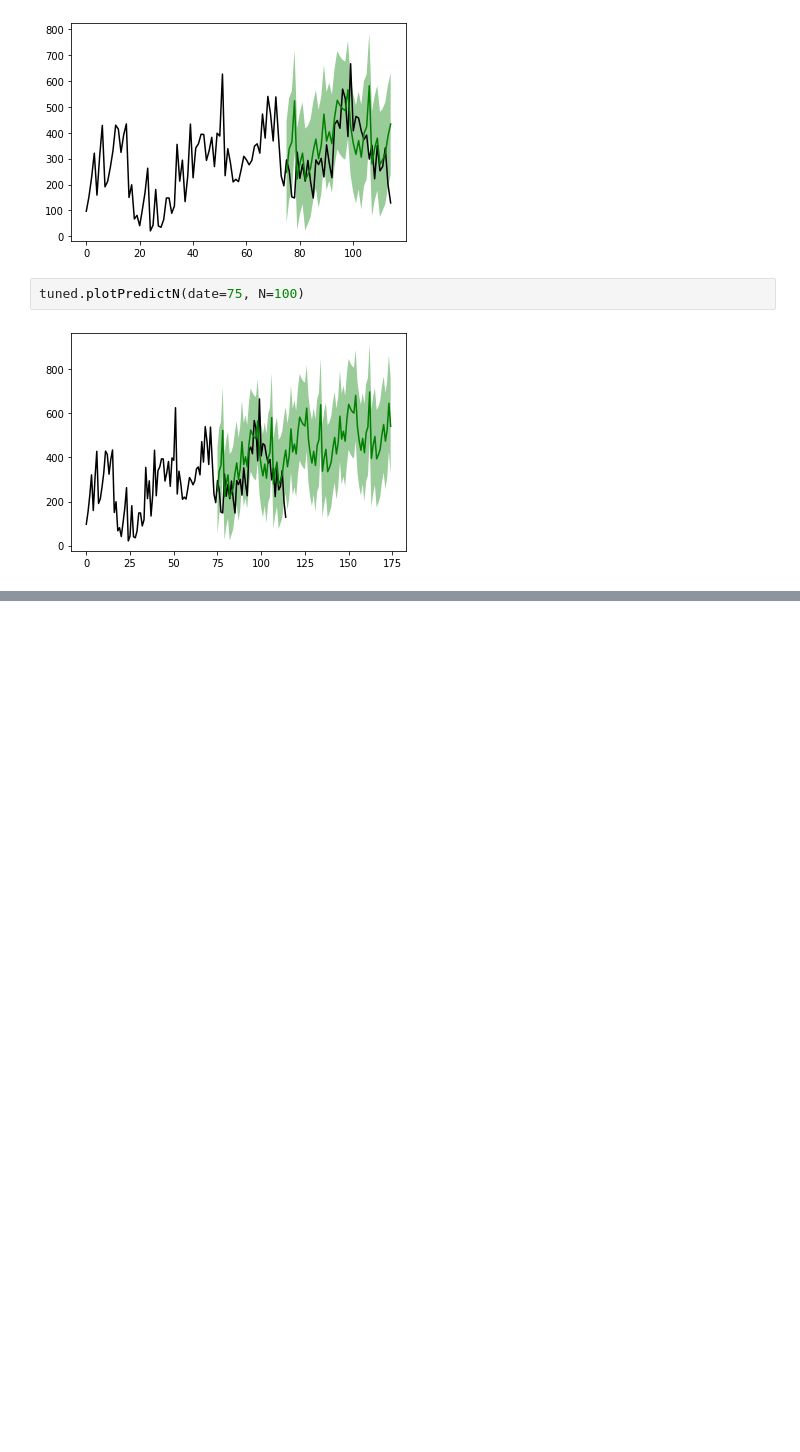
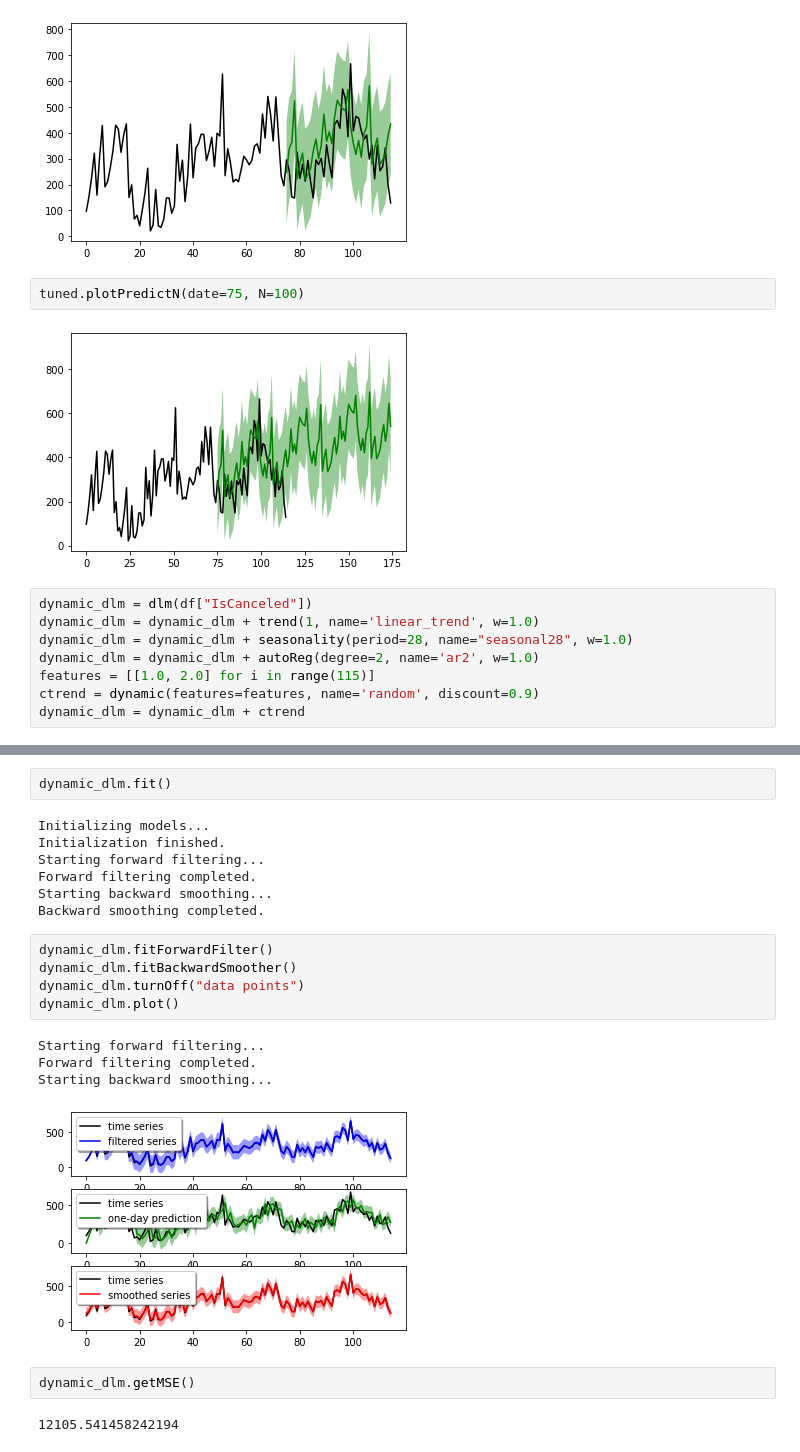
Before and after one commit to maggiemagnuson/liveProjects, a Jupyter notebook: Bayesian Dynamic Linear Modeling.ipynb, the cells around one changed output, grey strips where cells are left out. Cells and saved outputs as stored; diff of their text form; blank space fills up the shorter version.

Commit message:
step-1-bayesian-dynamic-liner-modeling

```diff
--- a/Bayesian Dynamic Linear Modeling.ipynb
+++ b/Bayesian Dynamic Linear Modeling.ipynb
@@ -164,3 +164,11 @@ tuned.plotPredictN(date=75, N=40)
 tuned.plotPredictN(date=75, N=100)
 # %% [output]
 [figure]
+# %%
+dynamic_dlm = dlm(df["IsCanceled"])
+dynamic_dlm = dynamic_dlm + trend(1, name='linear_trend', w=1.0)
+dynamic_dlm = dynamic_dlm + seasonality(period=28, name="seasonal28", w=1.0)
+dynamic_dlm = dynamic_dlm + autoReg(degree=2, name='ar2', w=1.0)
+features = [[1.0, 2.0] for i in range(115)]
+ctrend = dynamic(features=features, name='random', discount=0.9)
+dynamic_dlm = dynamic_dlm + ctrend
@@ -166,0 +187,23 @@ tuned.plotPredictN(date=75, N=100)
+# %%
+dynamic_dlm.fit()
+# %% [output]
+Initializing models...
+Initialization finished.
+Starting forward filtering...
+Forward filtering completed.
+Starting backward smoothing...
+Backward smoothing completed.
+# %%
+dynamic_dlm.fitForwardFilter()
+dynamic_dlm.fitBackwardSmoother()
+dynamic_dlm.turnOff("data points")
+dynamic_dlm.plot()
+# %% [output]
+Starting forward filtering...
+Forward filtering completed.
+Starting backward smoothing...
+[figure, added]
+# %%
+dynamic_dlm.getMSE()
+# %% [output]
+12105.541458242194
```
Also changed, not shown: parts of 10 cells of this notebook.
